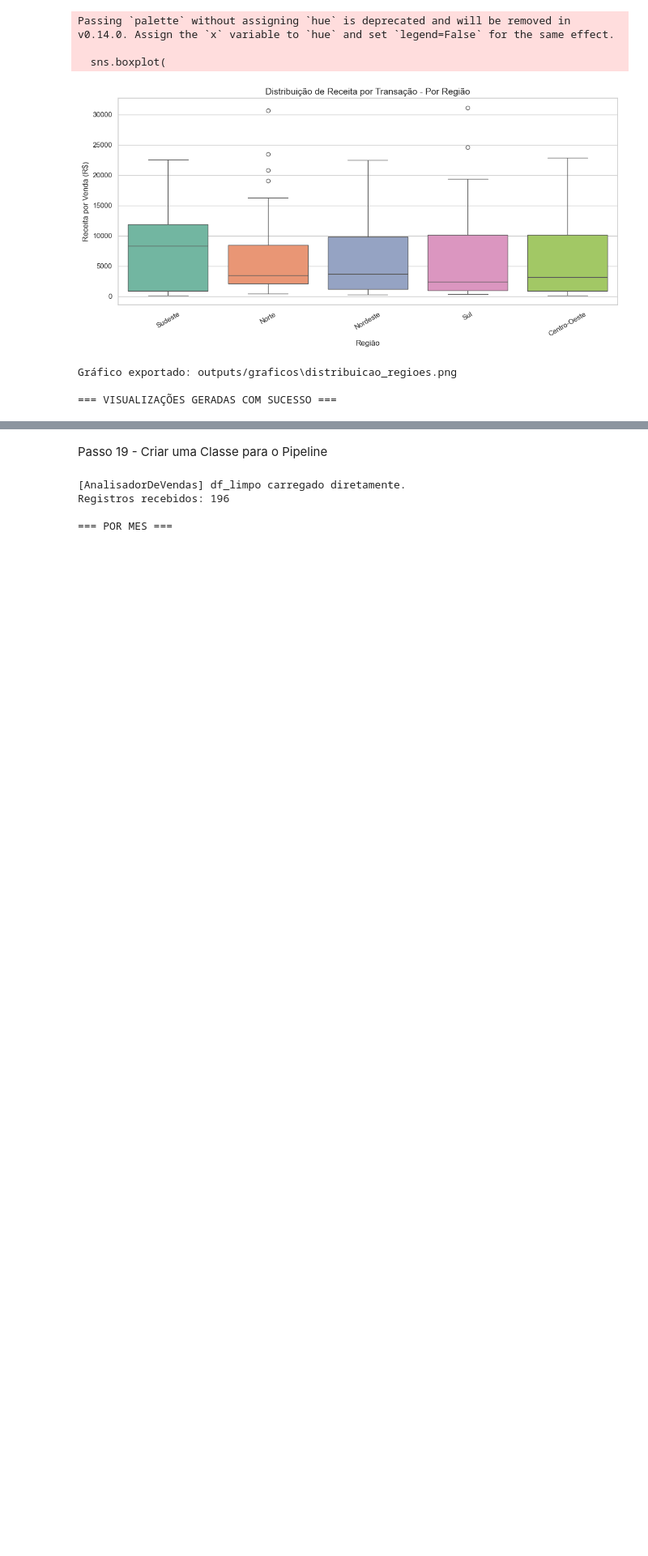
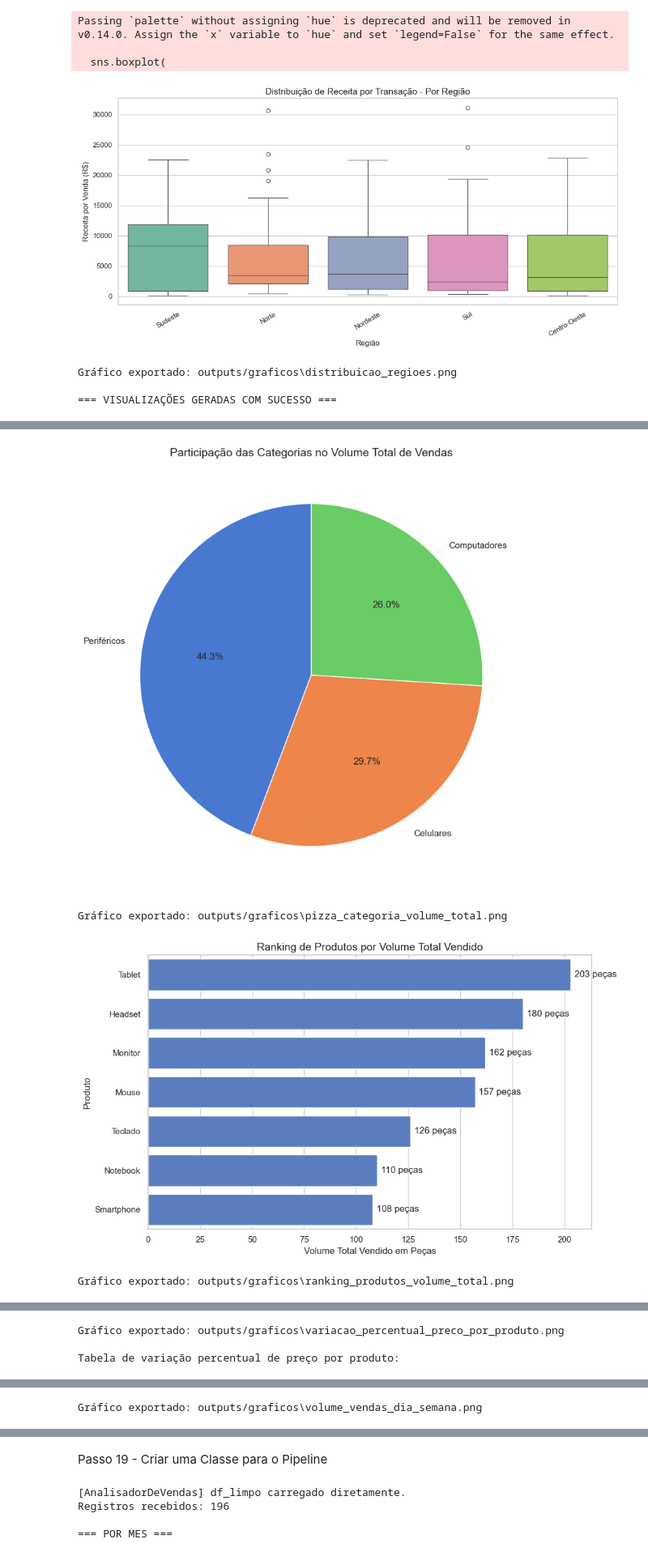
Before and after one commit to renatosadriano-debug/Analise-de-Vendas---salesinsight-py, a Jupyter notebook: salesinsight.ipynb, the cells around one changed output, grey strips where cells are left out. Shown at 81% size. Drawn from its saved outputs; the diff is of its cells as text; code cells hidden in the pictures; blank space fills up the shorter version.

```diff
--- a/salesinsight.ipynb
+++ b/salesinsight.ipynb
@@ -975,0 +1268,7 @@ Gráfico exportado: outputs/graficos\distribuicao_regioes.png
+# %%
+gerar_graficos_complementares(df_limpo)
+# %% [output]
+[figure, added]
+Gráfico exportado: outputs/graficos\pizza_categoria_volume_total.png
+[figure, added]
+Gráfico exportado: outputs/graficos\ranking_produtos_volume_total.png
@@ -975,0 +1276,3 @@ Gráfico exportado: outputs/graficos\distribuicao_regioes.png
+Gráfico exportado: outputs/graficos\variacao_percentual_preco_por_produto.png
+
+Tabela de variação percentual de preço por produto:
@@ -975,0 +1288 @@ Gráfico exportado: outputs/graficos\distribuicao_regioes.png
+Gráfico exportado: outputs/graficos\volume_vendas_dia_semana.png
```
Also changed, not shown: parts of 3 cells of this notebook, 1 other file.
